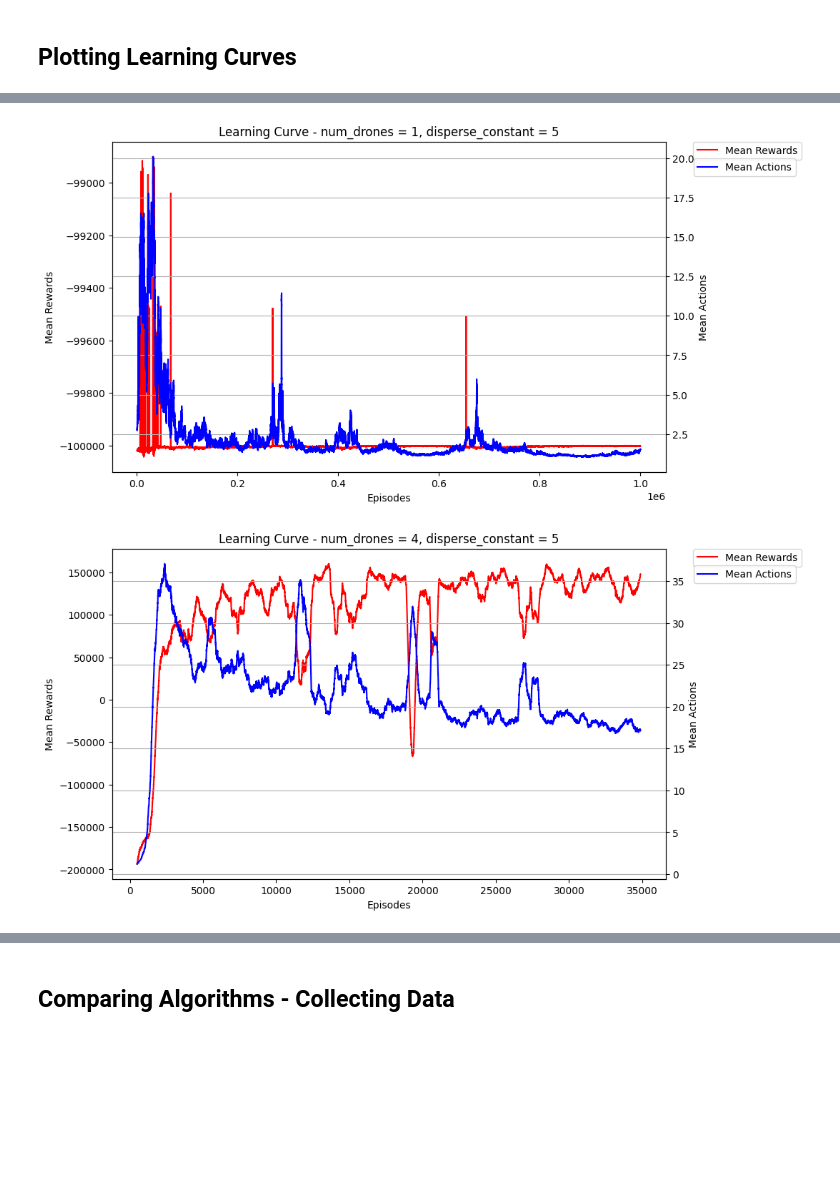
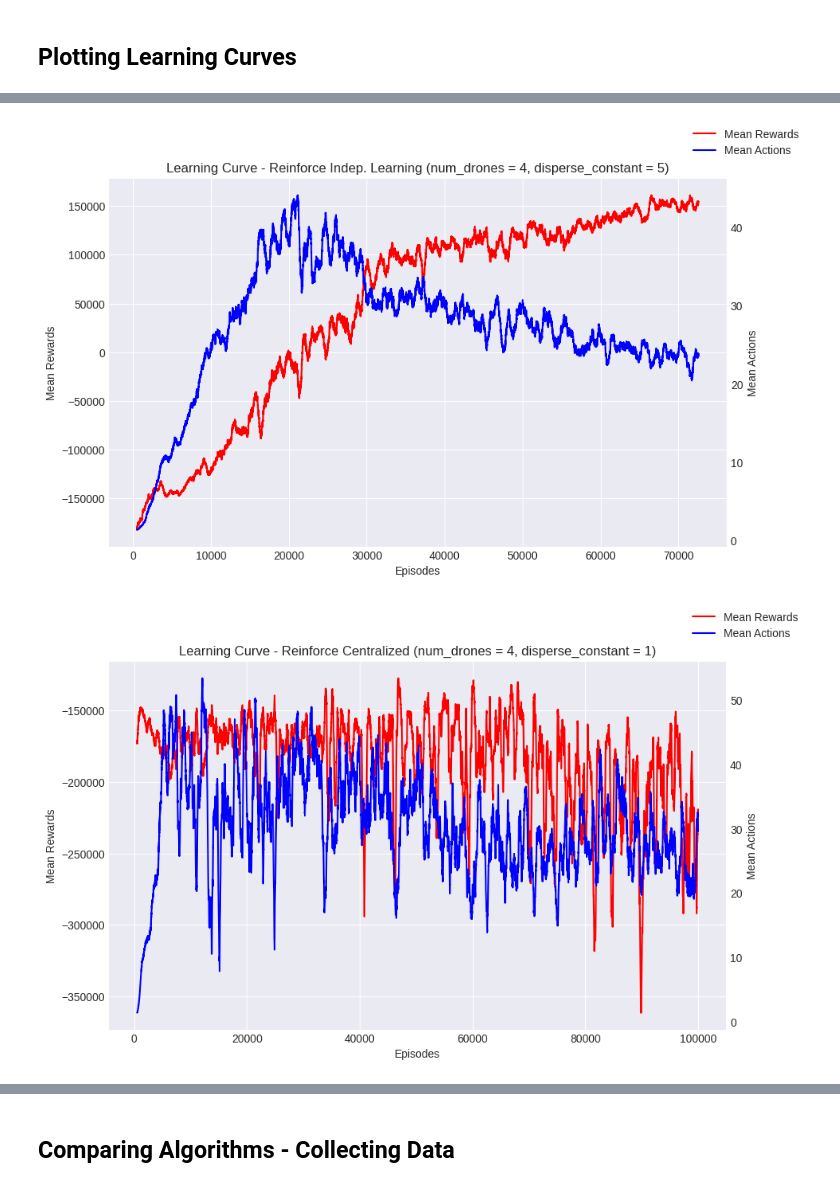
Before and after one commit to pfeinsper/drone-swarm-search-algorithms, a Jupyter notebook: performance_analysis.ipynb, the cells around one changed output, grey strips where cells are left out. Cells and saved outputs as stored; diff of their text form; code cells hidden in the pictures; blank space fills up the shorter version.

```diff
--- a/performance_analysis.ipynb
+++ b/performance_analysis.ipynb
@@ -90,12 +72,11 @@ plot_learning_curve(statistics_config_2, 2)
-# %%
-config_3 = get_config(3)
-statistics_config_3, nn_config_3 = load_data(config_3)
-plot_learning_curve(statistics_config_3, 3)
-# %% [output]
-[figure, removed]
 # %%
 config_4 = get_config(4)
-statistics_config_4, nn_config_4 = load_data(config_4)
-plot_learning_curve(statistics_config_4, 4)
+stat_rf_il = load_data(config_4, "reinforce_il")
+plot_learning_curve(stat_rf_il, config_4, "Reinforce Indep. Learning")
 # %% [output]
-[figure, old version]
+[figure, new version]
+# %%
+stat_rf = load_data(config_2, "reinforce")
+plot_learning_curve(stat_rf, config_2, "Reinforce Centralized")
+# %% [output]
+[figure, added]
```
Also changed, not shown: parts of 16 cells of this notebook, 41 other files.
